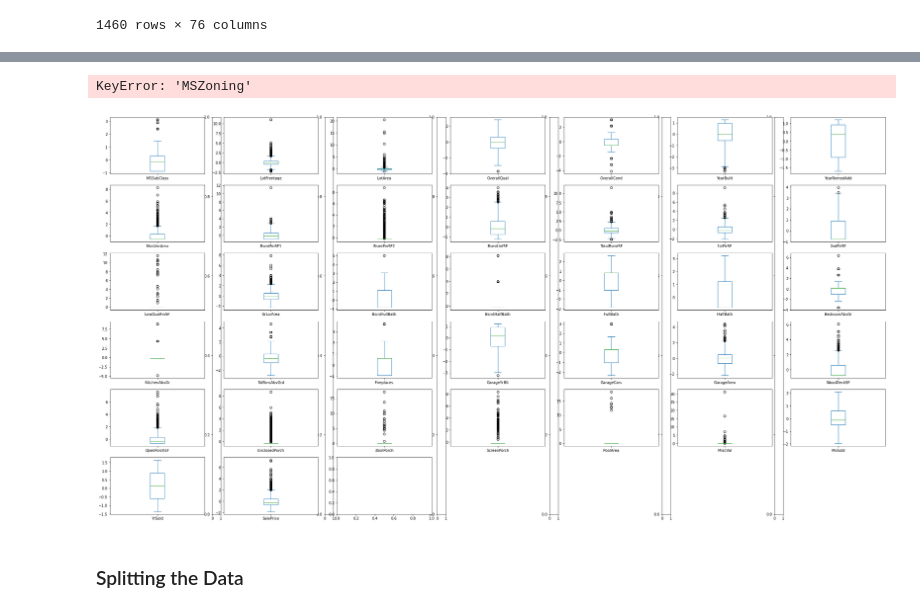
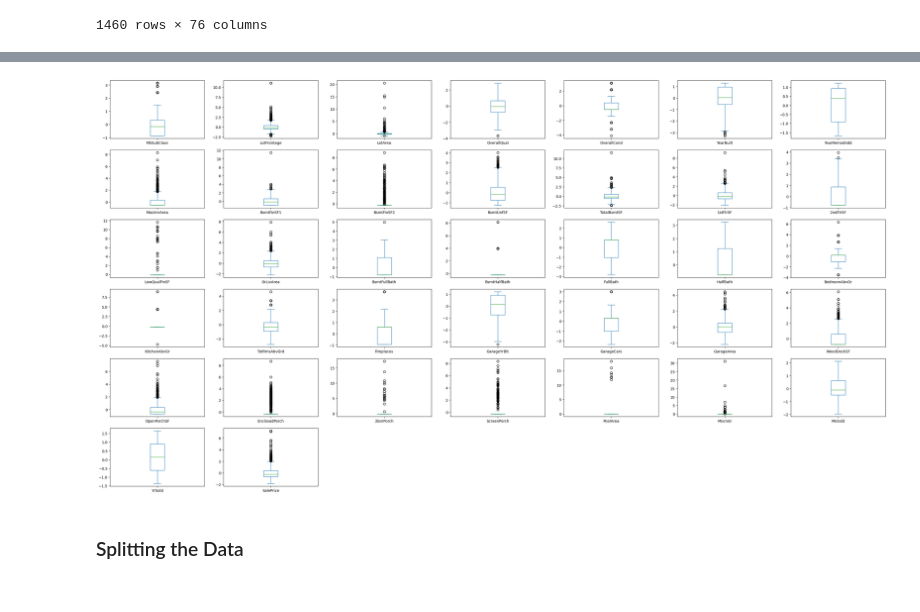
Before and after one commit to OdyAsh/ml-problems, a Jupyter notebook: Assignment 1/All Group Members/Regression.ipynb, the cells around one changed output, grey strips where cells are left out. Cells and saved outputs as stored; diff of their text form; code cells hidden in the pictures.

```diff
--- a/Assignment 1/All Group Members/Regression.ipynb
+++ b/Assignment 1/All Group Members/Regression.ipynb
@@ -461,8 +461,8 @@ temp
 # %%
 scaler = StandardScaler()
 scaler.fit(temp)
-std_df = pd.DataFrame(scaler.transform(temp), columns=temp.columns.values)
-std_df
+std_only_df = pd.DataFrame(scaler.transform(temp), columns=temp.columns.values)
+std_only_df
 # %% [output]
 |  | MSSubClass | LotFrontage | LotArea | OverallQual | OverallCond | YearBuilt | YearRemodAdd | MasVnrArea | ... |
 | 0 | 0.072083 | -0.195512 | -0.206014 | 0.656877 | -0.520512 | 1.056331 | 0.882742 | 0.510015 | ... |
@@ -497,14 +531,13 @@ std_df1
 # %%
-column_names = std_df1.columns.tolist()
+column_names = std_only_df.columns.tolist() # checking the standardized values of non-discrete features
 fig, axs = plt.subplots(1, len(column_names), figsize=(38, 20))
 for i in range(len(column_names)):
     col = column_names[i]
     plt.subplot(6, 7, i+1)
-    std_df[col].plot(kind='box')
+    std_only_df[col].plot(kind='box')
 plt.show()
 # %% [output]
-KeyError: 'MSZoning'
-[figure, old version]
+[figure, new version]
 # %% [markdown]
 ### Splitting the Data
 # %%
```
Also changed, not shown: parts of 9 cells of this notebook.
